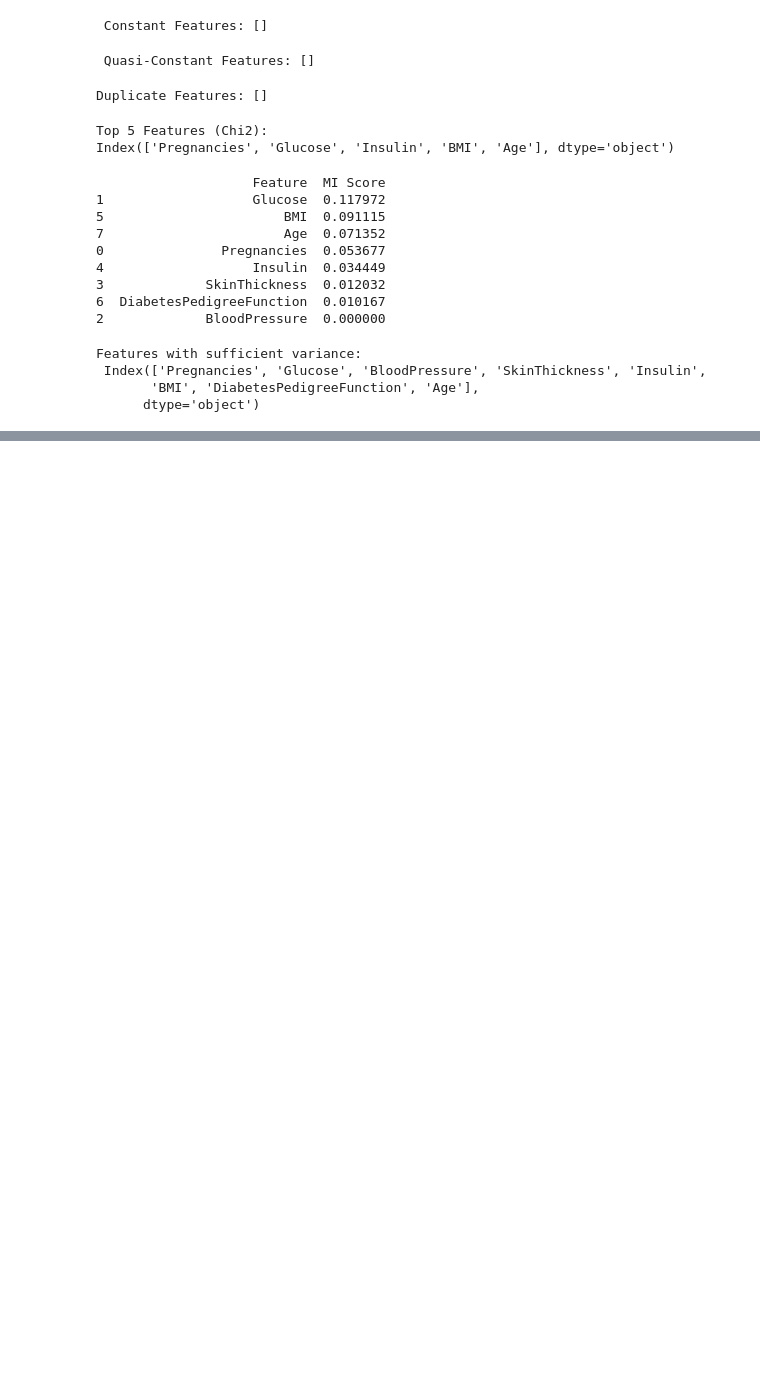
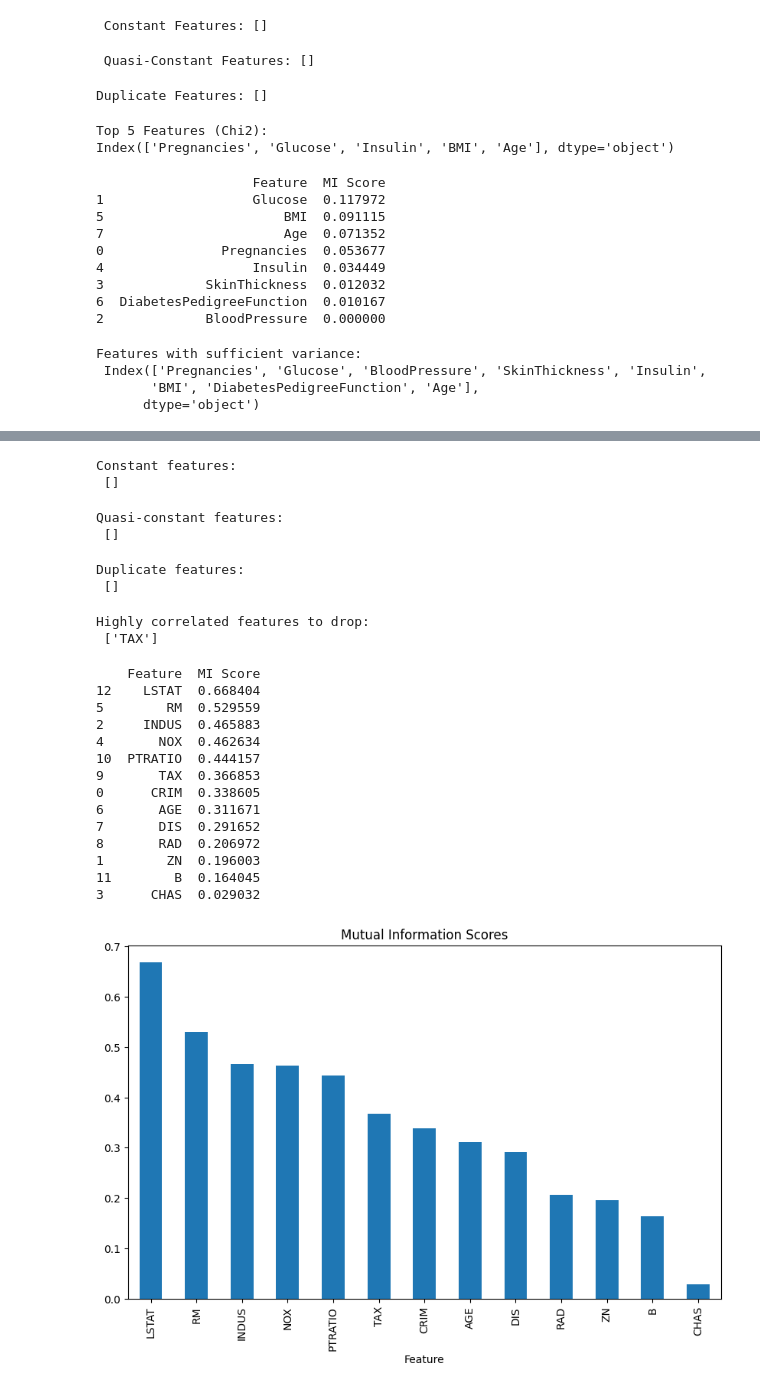
Before and after one commit to ThodupunooriSaiManish/Machine_Learning, a Jupyter notebook: Machine_Learning_Lab.ipynb, the cells around one changed output, grey strips where cells are left out. Saved outputs shown, nothing was run; the diff lists cells and outputs as text; code cells hidden in the pictures; blank space fills up the shorter version.

```diff
--- a/Machine_Learning_Lab.ipynb
+++ b/Machine_Learning_Lab.ipynb
@@ -1153,0 +1160,3 @@ Features with sufficient variance:
+# %%
+df4=pd.read_csv('boston.csv')
+print(df4)
@@ -1153,0 +1181,71 @@ Features with sufficient variance:
+# %%
+
+X = df4.drop(columns=['MEDV'])
+y = df4['MEDV']
+# %%
+from sklearn.feature_selection import VarianceThreshold
+
+constant_filter = VarianceThreshold(threshold=0)
+constant_filter.fit(X)
+
+constant_features = X.columns[~constant_filter.get_support()]
+print("Constant features:\n", constant_features.tolist())
+# %% [output]
+Constant features:
+ []
+# %%
+
+quasi_filter = VarianceThreshold(threshold=0.01)
+quasi_filter.fit(X)
+
+quasi_features = X.columns[~quasi_filter.get_support()]
+print("Quasi-constant features:\n", quasi_features.tolist())
+# %% [output]
+Quasi-constant features:
+ []
+# %%
+
+dup_features = X.T[X.T.duplicated()].index.tolist()
+print("Duplicate features:\n", dup_features)
+# %% [output]
+Duplicate features:
+ []
+# %%
+import numpy as np
+
+corr_matrix = X.corr().abs()
+upper = corr_matrix.where(np.triu(np.ones(corr_matrix.shape), k=1).astype(bool))
+
+to_drop = [column for column in upper.columns if any(upper[column] > 0.85)]
+print("Highly correlated features to drop:\n", to_drop)
+# %% [output]
+Highly correlated features to drop:
+ ['TAX']
+# %%
+from sklearn.feature_selection import mutual_info_regression
+import matplotlib.pyplot as plt
+
+mi_scores = mutual_info_regression(X, y)
+mi_df = pd.DataFrame({'Feature': X.columns, 'MI Score': mi_scores})
+mi_df = mi_df.sort_values(by='MI Score', ascending=False)
+
+print(mi_df)
+
+mi_df.set_index('Feature').plot(kind='bar', figsize=(10,6), legend=False, title="Mutual Information Scores")
+plt.show()
+# %% [output]
+    Feature  MI Score
+12    LSTAT  0.668404
+5        RM  0.529559
+2     INDUS  0.465883
+4       NOX  0.462634
+10  PTRATIO  0.444157
+9       TAX  0.366853
+0      CRIM  0.338605
+6       AGE  0.311671
+7       DIS  0.291652
+8       RAD  0.206972
+1        ZN  0.196003
+11        B  0.164045
+3      CHAS  0.029032
+[figure, added]
```
Also changed, not shown: parts of 7 cells of this notebook.
